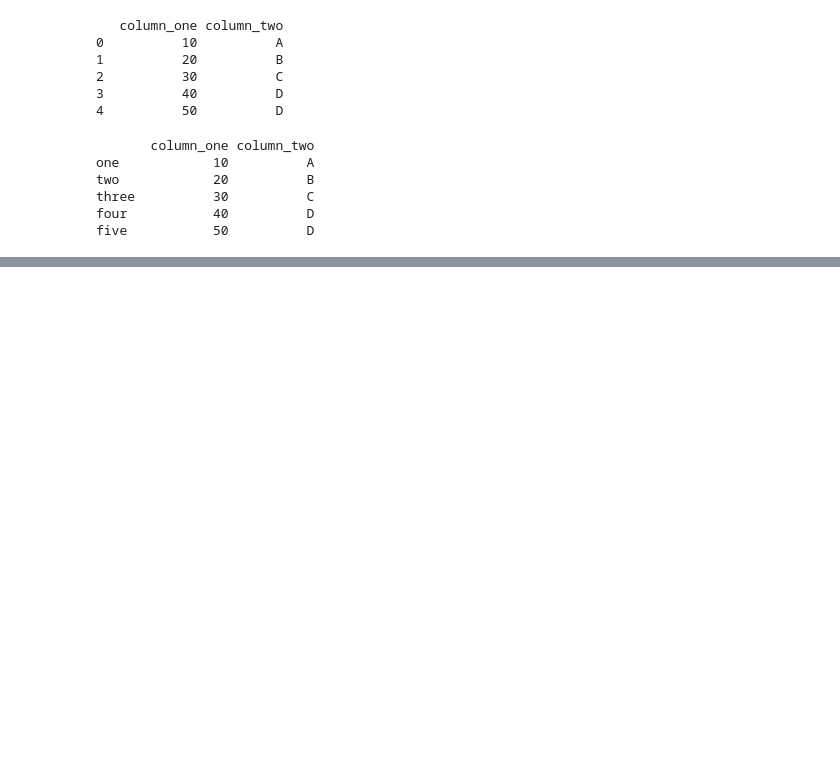
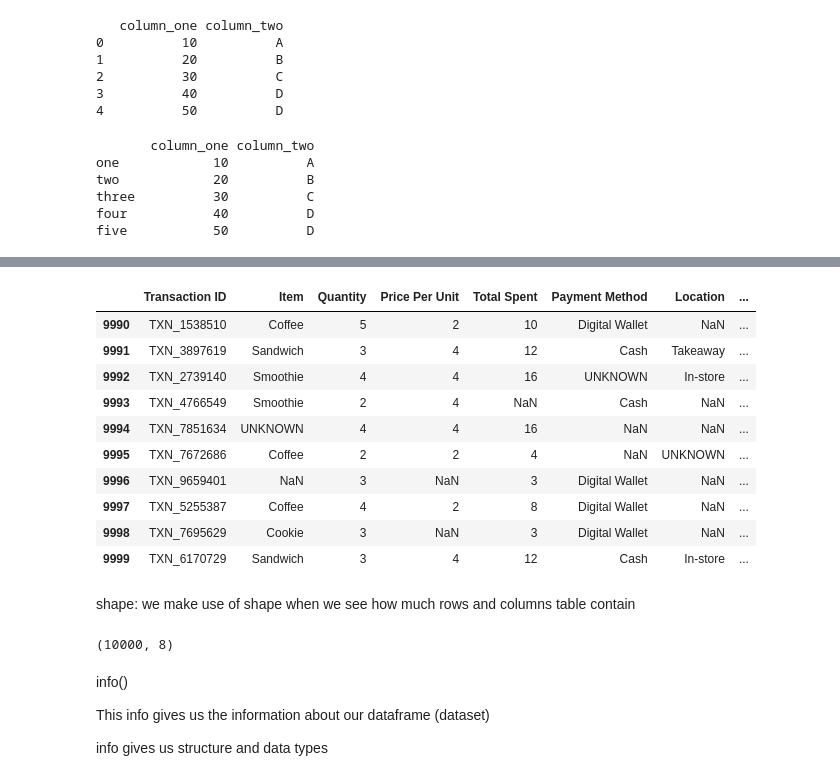
Before and after one commit to ShaazCode/Python-Libraries---EDA, a Jupyter notebook: Pandas.ipynb, the cells around one changed output, grey strips where cells are left out. Saved outputs shown, nothing was run; the diff lists cells and outputs as text; code cells hidden in the pictures; blank space fills up the shorter version.

```diff
--- a/Pandas.ipynb
+++ b/Pandas.ipynb
@@ -83,0 +154,26 @@ five           50          D
+# %%
+df.tail(10)
+# %% [output]
+|  | Transaction ID | Item | Quantity | Price Per Unit | Total Spent | Payment Method | Location | ... |
+| 9990 | TXN_1538510 | Coffee | 5 | 2 | 10 | Digital Wallet | NaN | ... |
+| 9991 | TXN_3897619 | Sandwich | 3 | 4 | 12 | Cash | Takeaway | ... |
+| 9992 | TXN_2739140 | Smoothie | 4 | 4 | 16 | UNKNOWN | In-store | ... |
+| 9993 | TXN_4766549 | Smoothie | 2 | 4 | NaN | Cash | NaN | ... |
+| 9994 | TXN_7851634 | UNKNOWN | 4 | 4 | 16 | NaN | NaN | ... |
+| 9995 | TXN_7672686 | Coffee | 2 | 2 | 4 | NaN | UNKNOWN | ... |
+| 9996 | TXN_9659401 | NaN | 3 | NaN | 3 | Digital Wallet | NaN | ... |
+| 9997 | TXN_5255387 | Coffee | 4 | 2 | 8 | Digital Wallet | NaN | ... |
+| 9998 | TXN_7695629 | Cookie | 3 | NaN | 3 | Digital Wallet | NaN | ... |
+| 9999 | TXN_6170729 | Sandwich | 3 | 4 | 12 | Cash | In-store | ... |
+# %% [markdown]
+shape: we make use of shape when we see how much rows and columns table contain
+# %%
+df.shape
+# %% [output]
+(10000, 8)
+# %% [markdown]
+info()
+
+This info gives us the information about our dataframe (dataset)
+
+info gives us structure and data types
```
Also changed, not shown: parts of 11 cells of this notebook.
